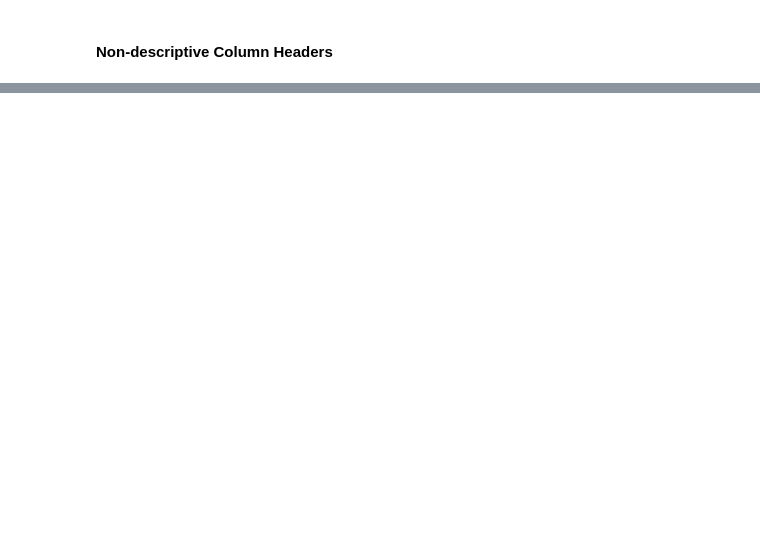
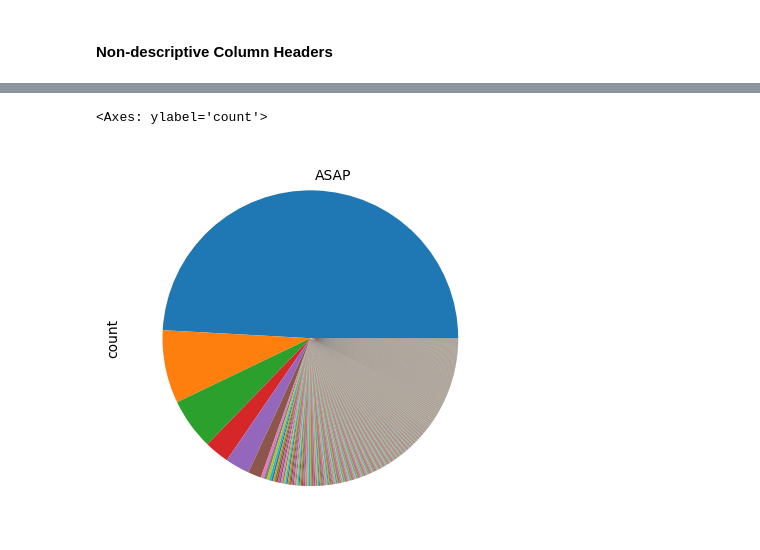
Before and after one commit to ebenezer2015/Data-Engineering, a Jupyter notebook: data-wrangling/Data-Wrangling.ipynb, the cells around one changed output, grey strips where cells are left out. Saved outputs shown, nothing was run; the diff lists cells and outputs as text; code cells hidden in the pictures; blank space fills up the shorter version.

```diff
--- a/data-wrangling/Data-Wrangling.ipynb
+++ b/data-wrangling/Data-Wrangling.ipynb
@@ -11 +12,10 @@ with zipfile.ZipFile('archive.zip', 'r') as myzip:
     myzip.extractall()
+# %%
+current_dir = os.getcwd()
+files = os.listdir(current_dir) # list all files in the directory
+# %%
+filepath = []
+# Check for a csv file in the zip folder
+for file in files:
+    if file.endswith('.csv'):
+        filepath.append(file)
@@ -112,0 +224,9 @@ df_clean = df_clean.rename(columns={'oldName1': 'newName1',
+# %%
+%matplotlib inline
+import numpy as np
+labels = np.full(len(df.StartDate.value_counts()), "", dtype=object)
+labels[0] = 'ASAP'
+df.StartDate.value_counts().plot(kind="pie", labels=labels)
+# %% [output]
+<Axes: ylabel='count'>
+[figure, added]
```
Also changed, not shown: parts of 30 cells of this notebook, 2 other files.
